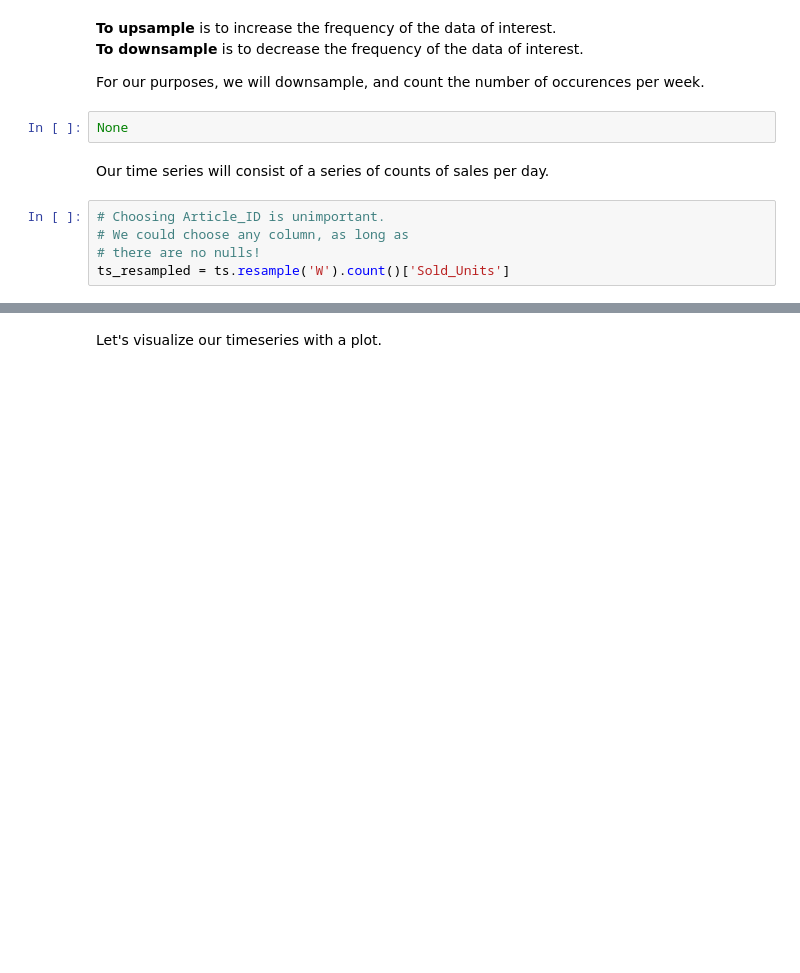
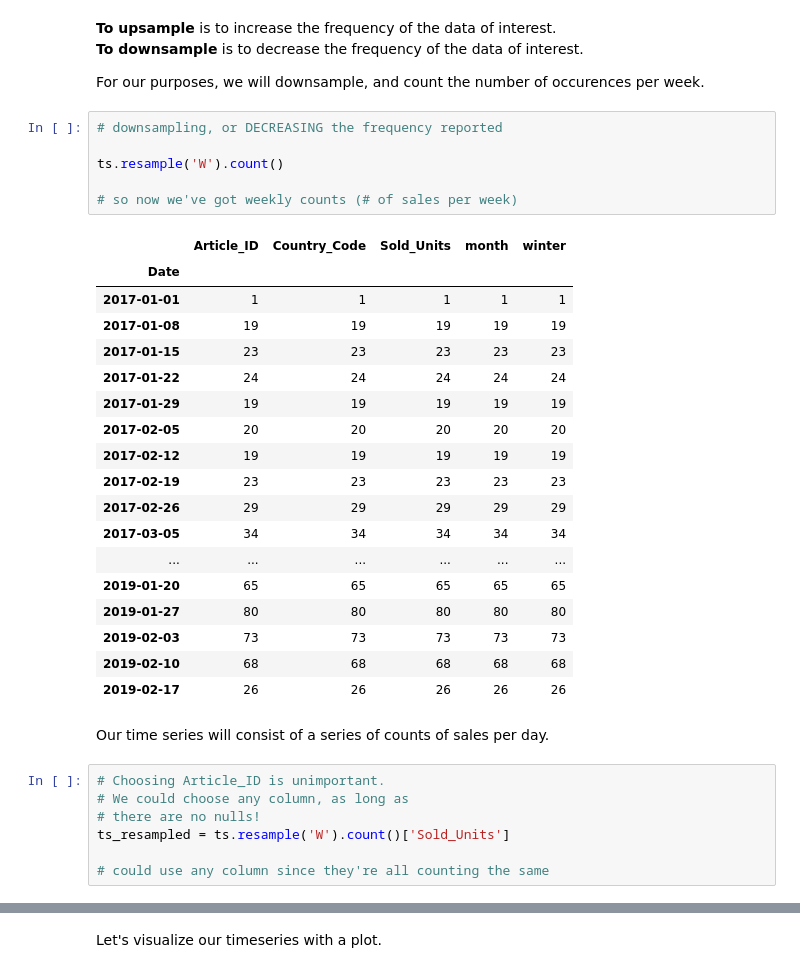
Before and after one commit to mccafj/DS-Live-091922, a Jupyter notebook: Phase4/Topic_34_ts-data_manipulation.ipynb, the cells around one changed output, grey strips where cells are left out. Cells and saved outputs as stored; diff of their text form; blank space fills up the shorter version.

Commit message:
updated notes from last week

```diff
--- a/Phase4/Topic_34_ts-data_manipulation.ipynb
+++ b/Phase4/Topic_34_ts-data_manipulation.ipynb
@@ -219,8 +372,31 @@ When resampling, we have to provide a rule to resample by, and an **aggregate fu
 **To downsample** is to decrease the frequency of the data of interest.
 
 For our purposes, we will downsample, and  count the number of occurences per week.
-# %%
-None
+# %%
+# downsampling, or DECREASING the frequency reported
+
+ts.resample('W').count()
+
+# so now we've got weekly counts (# of sales per week)
+# %% [output]
+|  | Article_ID | Country_Code | Sold_Units | month | winter |
+| Date |  |  |  |  |  |
+| 2017-01-01 | 1 | 1 | 1 | 1 | 1 |
+| 2017-01-08 | 19 | 19 | 19 | 19 | 19 |
+| 2017-01-15 | 23 | 23 | 23 | 23 | 23 |
+| 2017-01-22 | 24 | 24 | 24 | 24 | 24 |
+| 2017-01-29 | 19 | 19 | 19 | 19 | 19 |
+| 2017-02-05 | 20 | 20 | 20 | 20 | 20 |
+| 2017-02-12 | 19 | 19 | 19 | 19 | 19 |
+| 2017-02-19 | 23 | 23 | 23 | 23 | 23 |
+| 2017-02-26 | 29 | 29 | 29 | 29 | 29 |
+| 2017-03-05 | 34 | 34 | 34 | 34 | 34 |
+| ... | ... | ... | ... | ... | ... |
+| 2019-01-20 | 65 | 65 | 65 | 65 | 65 |
+| 2019-01-27 | 80 | 80 | 80 | 80 | 80 |
+| 2019-02-03 | 73 | 73 | 73 | 73 | 73 |
+| 2019-02-10 | 68 | 68 | 68 | 68 | 68 |
+| 2019-02-17 | 26 | 26 | 26 | 26 | 26 |
 # %% [markdown]
 Our time series will consist of a series of counts of sales per day.
 # %%
@@ -228,5 +404,7 @@ Our time series will consist of a series of counts of sales per day.
 # We could choose any column, as long as
 # there are no nulls!
 ts_resampled = ts.resample('W').count()['Sold_Units']
+
+# could use any column since they're all counting the same
 # %%
 ts_resampled
```
Also changed, not shown: parts of 62 cells of this notebook, 3 other files.
